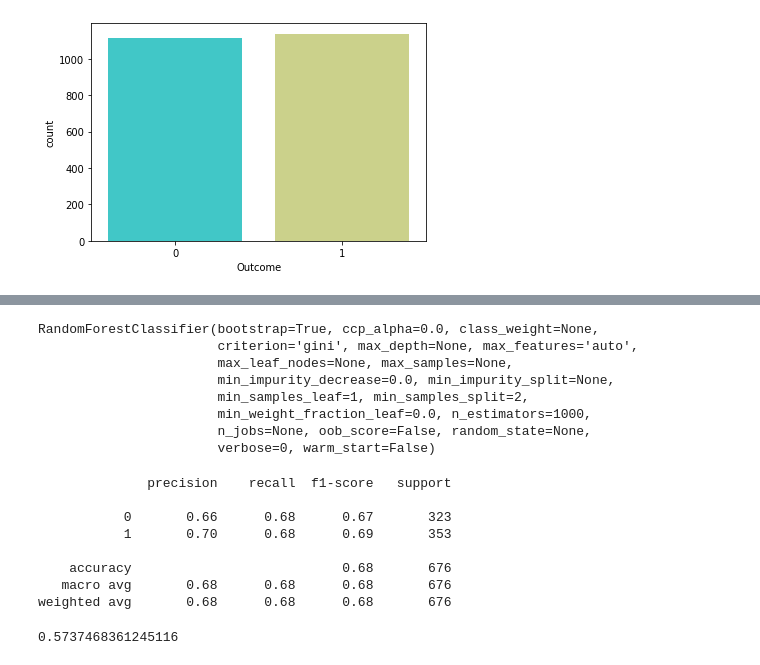
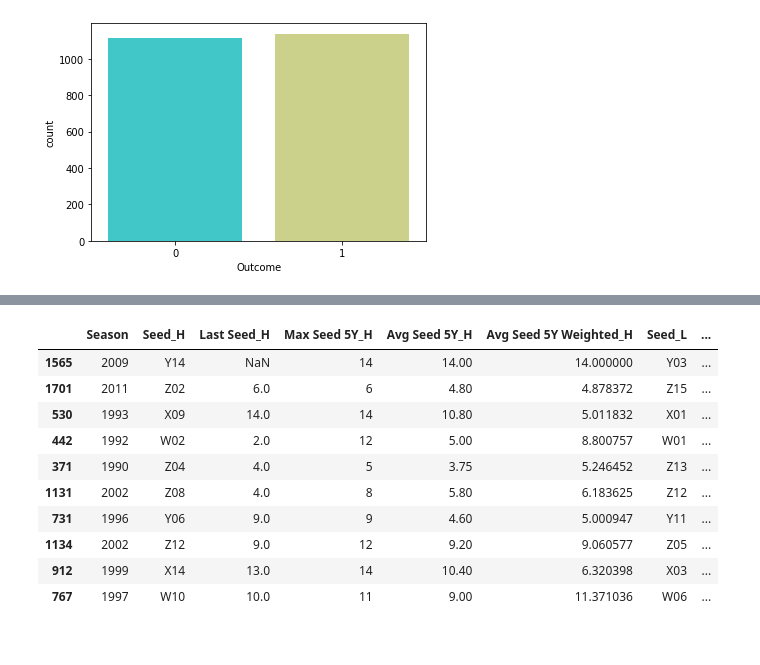
Before and after one commit to deniszgonjanin/ncaa2020, a Jupyter notebook: Mens_NCAA.ipynb, the cells around one changed output, grey strips where cells are left out. Drawn from its saved outputs; the diff is of its cells as text; code cells hidden in the pictures.

```diff
--- a/Mens_NCAA.ipynb
+++ b/Mens_NCAA.ipynb
@@ -236,13 +200,0 @@ Image(graph[0].create_png())
-# %%
-from sklearn.ensemble import RandomForestClassifier
-rfc = RandomForestClassifier(n_estimators=1000)
-rfc.fit(X_train, y_train)
-# %% [output]
-RandomForestClassifier(bootstrap=True, ccp_alpha=0.0, class_weight=None,
-                       criterion='gini', max_depth=None, max_features='auto',
-                       max_leaf_nodes=None, max_samples=None,
-                       min_impurity_decrease=0.0, min_impurity_split=None,
-                       min_samples_leaf=1, min_samples_split=2,
-                       min_weight_fraction_leaf=0.0, n_estimators=1000,
-                       n_jobs=None, oob_score=False, random_state=None,
-                       verbose=0, warm_start=False)
@@ -252,15 +201,20 @@ rfc_predictions_proba = rfc.predict_proba(X_test)
-# %%
-print(classification_report(y_test,rfc_predictions))
-# %% [output]
-              precision    recall  f1-score   support
-
-           0       0.66      0.68      0.67       323
-           1       0.70      0.68      0.69       353
-
-    accuracy                           0.68       676
-   macro avg       0.68      0.68      0.68       676
-weighted avg       0.68      0.68      0.68       676
-# %%
-print(log_loss(y_test,rfc_predictions_proba))
-# %% [output]
-0.5737468361245116
+# %%
+prediction_data = pd.merge(
+    prediction_data,
+    seed_matchup_probability,
+    on = ["Season", "Team_ID_H", "Team_ID_L"],
+    how = 'inner'
+)
+prediction_data.sample(10)
+# %% [output]
+|  | Season | Seed_H | Last Seed_H | Max Seed 5Y_H | Avg Seed 5Y_H | Avg Seed 5Y Weighted_H | Seed_L | ... |
+| 1565 | 2009 | Y14 | NaN | 14 | 14.00 | 14.000000 | Y03 | ... |
+| 1701 | 2011 | Z02 | 6.0 | 6 | 4.80 | 4.878372 | Z15 | ... |
+| 530 | 1993 | X09 | 14.0 | 14 | 10.80 | 5.011832 | X01 | ... |
+| 442 | 1992 | W02 | 2.0 | 12 | 5.00 | 8.800757 | W01 | ... |
+| 371 | 1990 | Z04 | 4.0 | 5 | 3.75 | 5.246452 | Z13 | ... |
+| 1131 | 2002 | Z08 | 4.0 | 8 | 5.80 | 6.183625 | Z12 | ... |
+| 731 | 1996 | Y06 | 9.0 | 9 | 4.60 | 5.000947 | Y11 | ... |
+| 1134 | 2002 | Z12 | 9.0 | 12 | 9.20 | 9.060577 | Z05 | ... |
+| 912 | 1999 | X14 | 13.0 | 14 | 10.40 | 6.320398 | X03 | ... |
+| 767 | 1997 | W10 | 10.0 | 11 | 9.00 | 11.371036 | W06 | ... |
```
Also changed, not shown: parts of 19 cells of this notebook, 6 other files.
